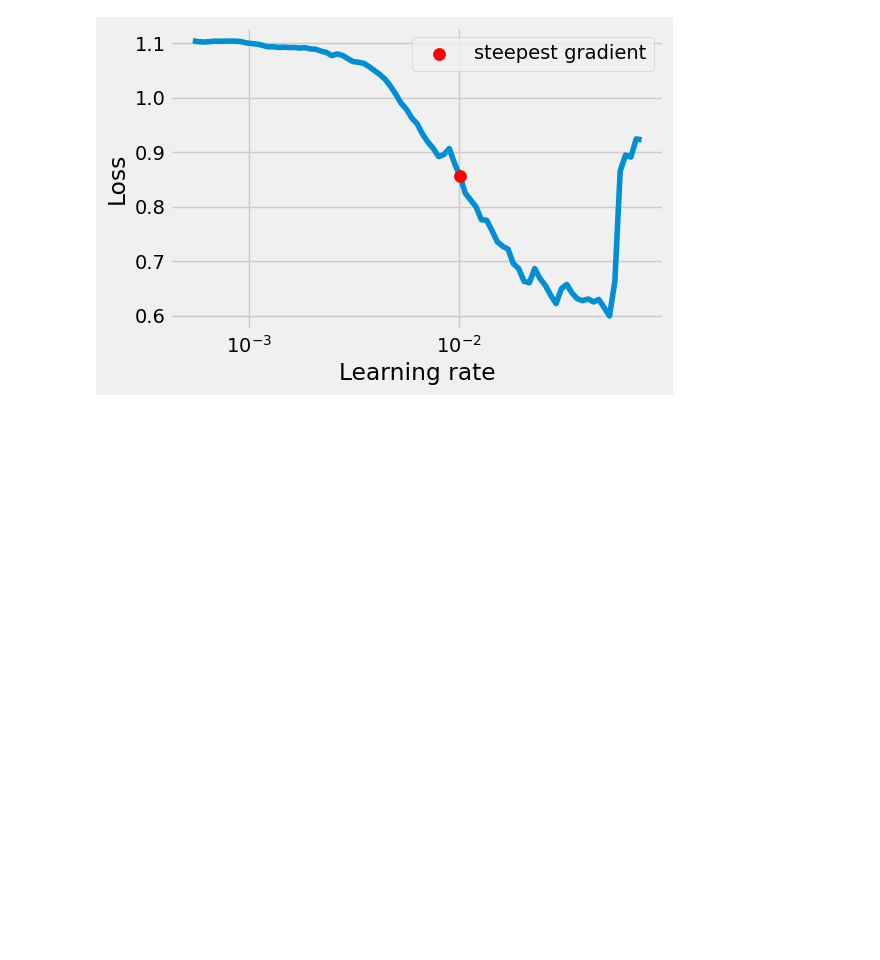
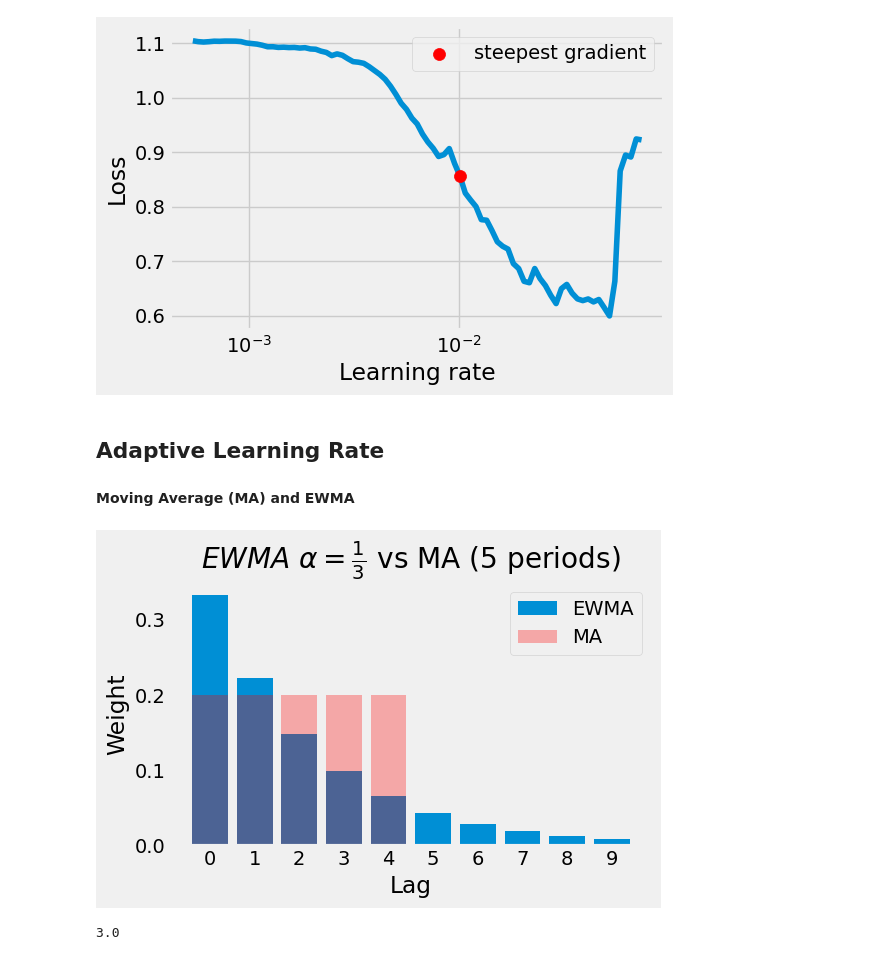
Before and after one commit to ejaj/pytorch-deep, a Jupyter notebook: Rock-Paper-Scissors.ipynb, the cells around one changed output. Cells and saved outputs as stored; diff of their text form; code cells hidden in the pictures; blank space fills up the shorter version.

```diff
--- a/Rock-Paper-Scissors.ipynb
+++ b/Rock-Paper-Scissors.ipynb
@@ -532,3 +532,18 @@ Learning rate search finished. See the graph with {finder_name}.plot()
 LR suggestion: steepest gradient
 Suggested LR: 1.01E-02
 [figure]
+# %% [markdown]
+## Adaptive Learning Rate ##
+# %% [markdown]
+**Moving Average (MA) and EWMA**
+# %%
+fig = figure15()
+# %% [output]
+[figure, added]
+# %%
+alpha = 1/3; T = 93
+t = np.arange(1, T + 1)
+age = alpha * sum((1 - alpha)**(t - 1) * t)
+age
+# %% [output]
+3.0
```
Also changed, not shown: parts of 50 cells of this notebook.
